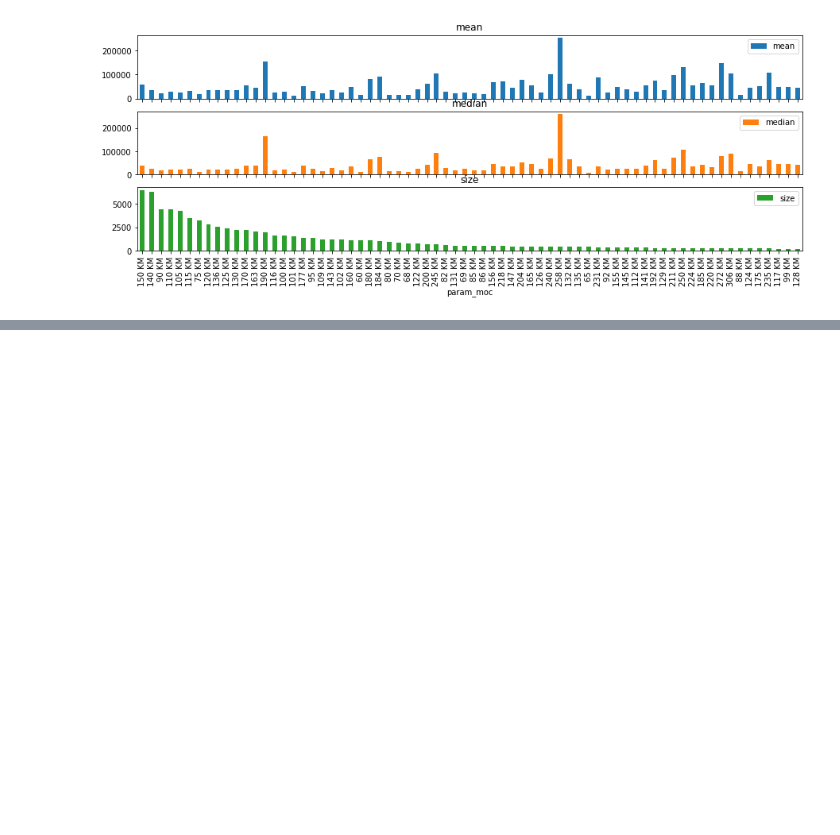
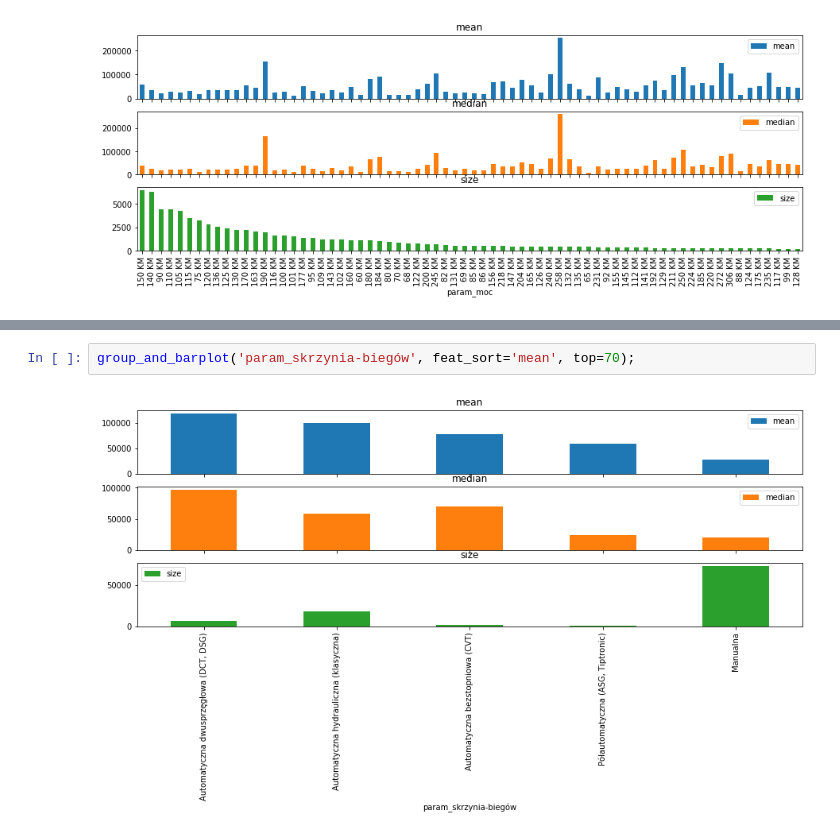
Before and after one commit to vainamonen/dw_matrix_car, a Jupyter notebook: day2_visualization.ipynb, the cells around one changed output, grey strips where cells are left out. Cells and saved outputs as stored; diff of their text form; blank space fills up the shorter version.

```diff
--- a/day2_visualization.ipynb
+++ b/day2_visualization.ipynb
@@ -152,0 +161,4 @@ group_and_barplot('param_moc', feat_sort='size', top=70);
+# %%
+group_and_barplot('param_skrzynia-biegów', feat_sort='mean', top=70);
+# %% [output]
+[figure, added]
```
Also changed, not shown: parts of 2 cells of this notebook, 2 other files.
